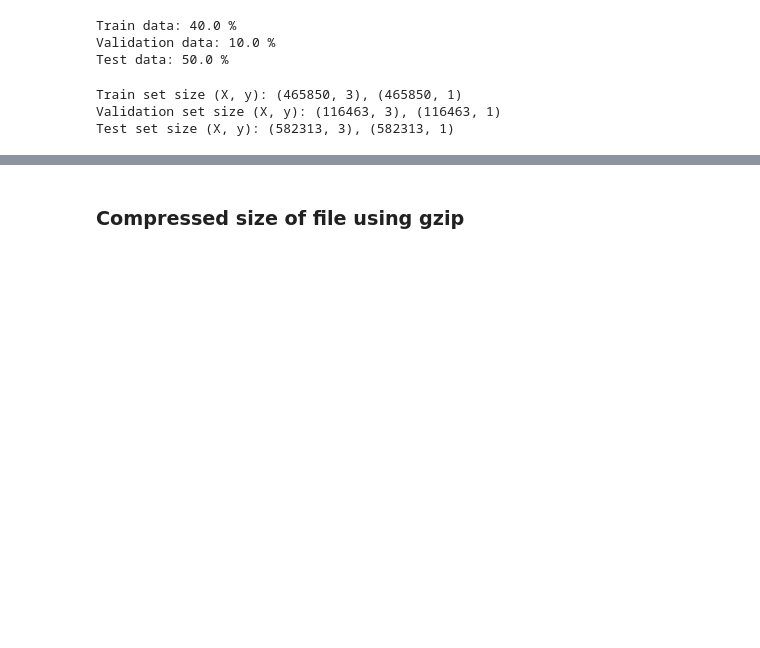
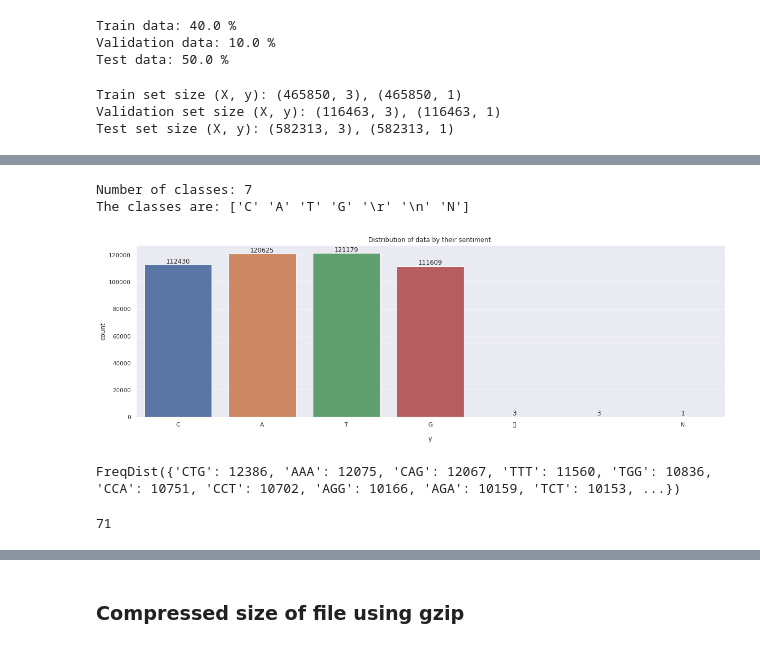
Before and after one commit to Weliras/Data-compression-and-neural-networks, a Jupyter notebook: SemestralProject.ipynb, the cells around one changed output, grey strips where cells are left out. Drawn from its saved outputs; the diff is of its cells as text; code cells hidden in the pictures; blank space fills up the shorter version.

```diff
--- a/SemestralProject.ipynb
+++ b/SemestralProject.ipynb
@@ -236,3 +217,0 @@ _________________________________________________________________
-# %%
-k = 3
-round((328192 + (1024 * (k * 256) + 1024)) * 4 / 1000 / 1000, PRECISION)
@@ -922,0 +868,6 @@ Test set size (X, y): (582313, 3), (582313, 1)
+# %%
+# Look at the decoded data. ANNs will work with encoded data. Which are further preprocessed into integer and one hot encoded in the DataGenerator.
+df = pd.DataFrame(columns=["X", "y"])
+df.X = ["".join([chr(int.from_bytes(_x, byteorder="big")) for _x in x]) for x in train_x]
+df.y = ["".join([chr(int.from_bytes(_y, byteorder="big")) for _y in y]) for y in train_y]
+df.head(20)
@@ -922,0 +892,20 @@ Test set size (X, y): (582313, 3), (582313, 1)
+# %%
+# How many classes we are going to predict?
+# But still my neural networks expects the input size of (Batch Size, k, 256). Because one byte has 256 values.
+# And my ANN models are build that way they can work with any data, that can be read by bytes
+print(f"Number of classes: {df.y.unique().shape[0]}")
+print(f"The classes are: {df.y.unique()}")
+# %% [output]
+Number of classes: 7
+The classes are: ['C' 'A' 'T' 'G' '\r' '\n' 'N']
+# %%
+# How are the classes balanced? look at the most frequent byte
+fig, ax = plt.subplots(figsize=(20,6))
+sns.countplot(data=df, x=df.y, ax=ax)
+ax.set_title("Distribution of data by their sentiment.")
+
+for container in ax.containers:
+    ax.bar_label(container)
+plt.show()
+# %% [output]
+[figure, added]
@@ -922,0 +916,10 @@ Test set size (X, y): (582313, 3), (582313, 1)
+# %%
+# The most common tokens are
+dist
+# %% [output]
+FreqDist({'CTG': 12386, 'AAA': 12075, 'CAG': 12067, 'TTT': 11560, 'TGG': 10836, 'CCA': 10751, 'CCT': 10702, 'AGG': 10166, 'AGA': 10159, 'TCT': 10153, ...})
+# %%
+# Number of unique k sequences of previous bytes in train dataset
+len(dist)
+# %% [output]
+71
```
Also changed, not shown: parts of 32 cells of this notebook.
